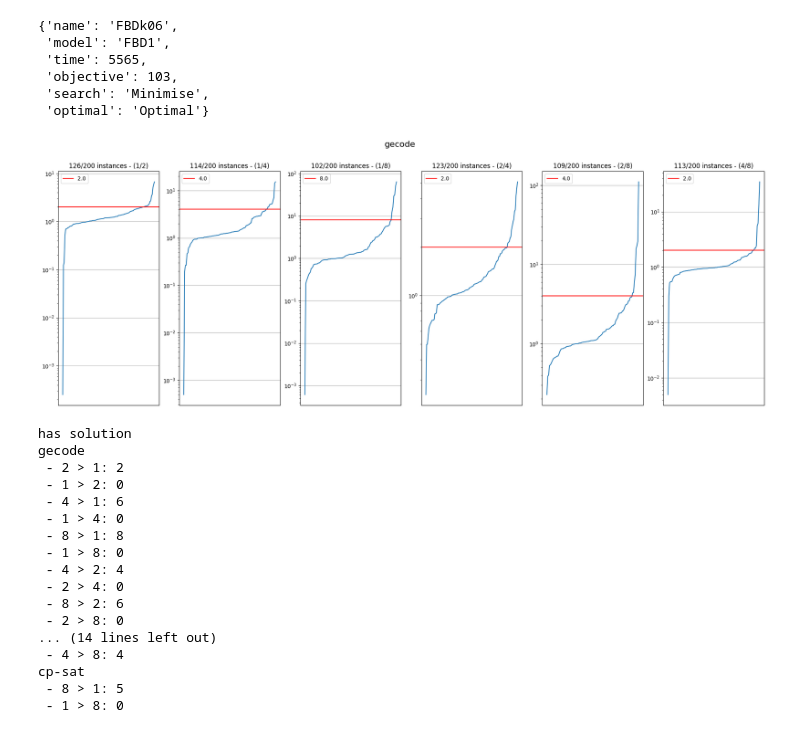
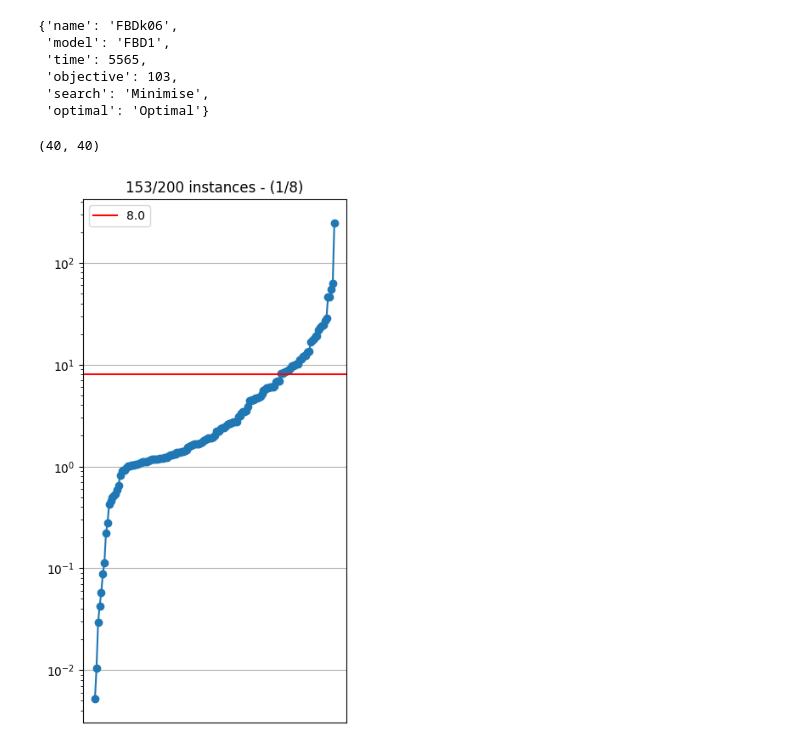
Before and after one commit to SeppiaBrilla/minizinc_challenge_parallelise, a Jupyter notebook: images.ipynb, the cells around one changed output. Saved outputs shown, nothing was run; the diff lists cells and outputs as text; code cells hidden in the pictures.

Commit message:
image creation

```diff
--- a/images.ipynb
+++ b/images.ipynb
@@ -75,63 +75,35 @@ features["y"] = features.apply(lambda x: t[(x["problem"], x["name"])] if (x["pro
 features = features.dropna(subset=["y"]).reset_index(drop=True)
 # %%
 features.to_csv("cplex_12_regression.csv", index=None)
+# %%
+solver_name = "cp-sat"
+solver = data[solver_name]
+s1 = solver[str(1)]
+s2 = solver[str(8)]
+len([s1[i] for i in range(len(s1)) if s1[i]['search'] == 'Satisfy']), len([s2[i] for i in range(len(s2)) if s2[i]['search'] == 'Satisfy'])
+# %% [output]
+(40, 40)
 # %%
-solver_name = "gecode"
+solver_name = "cp-sat"
 solver = data[solver_name]
 pairs = [(1, 2), (1, 4), (1, 8), (2, 4), (2, 8), (4, 8)] if solver_name != "cp-sat" else [(1,8)]
 
 fig, axes = plt.subplots(1, len(pairs), figsize=((24 / 6) * len(pairs),8))
 axes = axes if isinstance(axes, np.ndarray) else [axes]
-fig.suptitle(solver_name if solver_name != "cp-sat" else "ORTools", fontsize=16)
 for i, (k1, k2) in enumerate(pairs):
     s1 = solver[str(k1)]
     s2 = solver[str(k2)]
     s1 = sorted(s1, key= lambda x: x["model"]+x["name"])
     s2 = sorted(s2, key= lambda x: x["model"]+x["name"])
     t = [s1[i]["time"]/s2[i]["time"] for i in range(len(s1)) if s1[i]["objective"] == s2[i]["objective"] and s1[i]['has_solution'] and s2[i]['has_solution']]
-    axes[i].plot([i for i in range(len(t))], sorted(t))
+    axes[i].plot([i for i in range(len(t))], sorted(t), marker='o')
     axes[i].set_xticks([])
     axes[i].set_title(f"{len(t)}/200 instances - ({k1}/{k2})")
-    # axes[i].set_xticklabels([f'{k1}/{k2}'])
     axes[i].set_yscale("log")
     axes[i].axhline(k2 / k1, c='red', label=f"{k2 / k1}")
     axes[i].legend()
     axes[i].grid()
 plt.savefig(f"data/figures/{solver_name}_improvement_line.pdf", format="pdf")
 plt.show()
 # %% [output]
-[figure, old version]
+[figure, new version]
-# %%
-print("has solution")
-for solver_name in ["gecode", "CPLEX", 'cp-sat']:
-    solver = data[solver_name]
-    pairs = [(1, 2), (1, 4), (1, 8), (2, 4), (2, 8), (4, 8)] if solver_name != "cp-sat" else [(1,8)]
-    print(solver_name)
-    for (k1, k2) in pairs:
-        s1 = solver[str(k1)]
-        s2 = solver[str(k2)]
-        s1 = sorted(s1, key= lambda x: x["model"]+x["name"])
-        s2 = sorted(s2, key= lambda x: x["model"]+x["name"])
-        s2_b_s1 = [i for i in range(len(s1)) if not s1[i]['has_solution'] and s2[i]['has_solution']]
-        s1_b_s2 = [i for i in range(len(s1)) if s1[i]['has_solution'] and not s2[i]['has_solution']]
-
-        print(f" - {k2} > {k1}: {len(s2_b_s1)}")
-        print(f" - {k1} > {k2}: {len(s1_b_s2)}")
-# %% [output]
-has solution
-gecode
- - 2 > 1: 2
- - 1 > 2: 0
- - 4 > 1: 6
- - 1 > 4: 0
- - 8 > 1: 8
- - 1 > 8: 0
- - 4 > 2: 4
- - 2 > 4: 0
- - 8 > 2: 6
- - 2 > 8: 0
-... (14 lines left out)
- - 4 > 8: 4
-cp-sat
- - 8 > 1: 5
- - 1 > 8: 0
```
Also changed, not shown: parts of 7 cells of this notebook.
